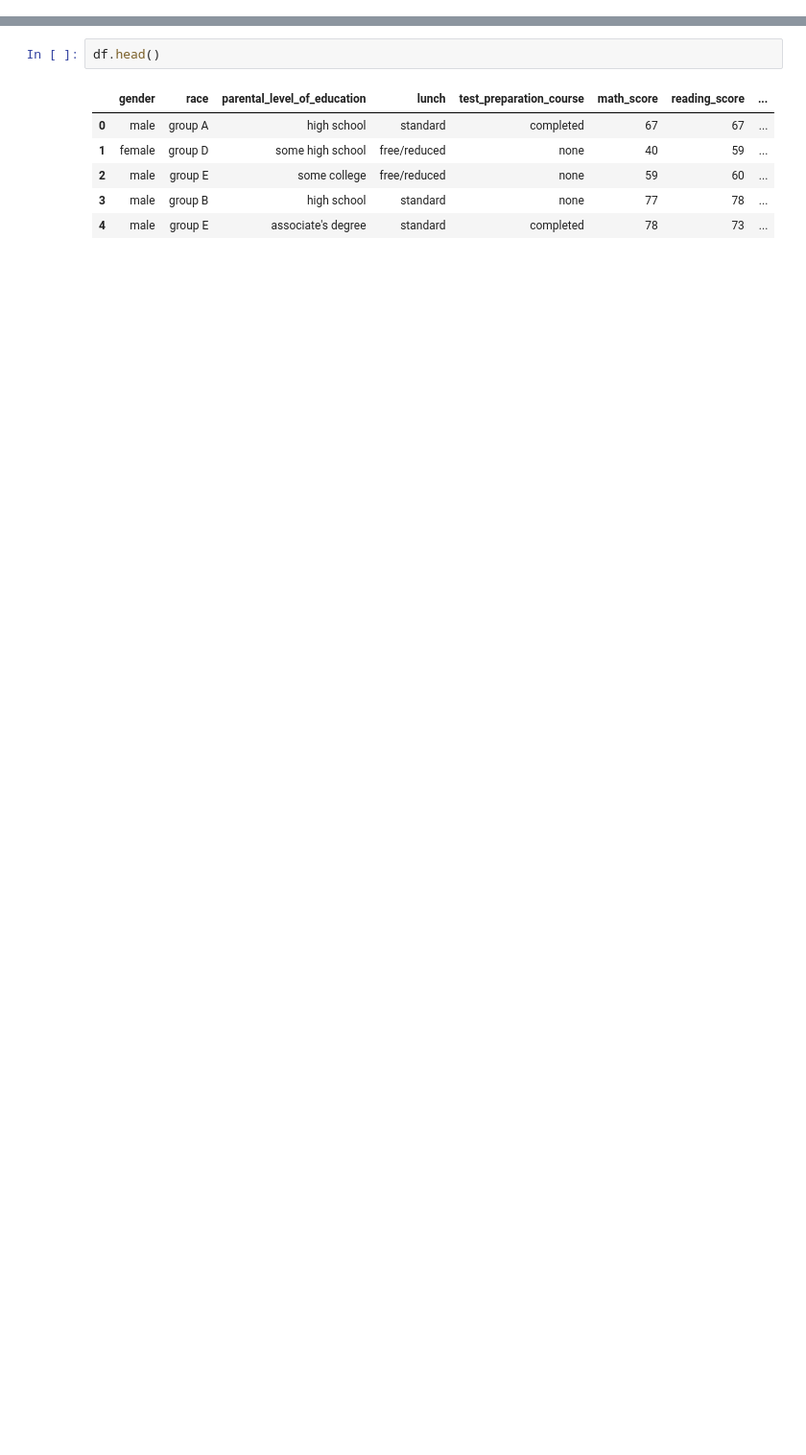
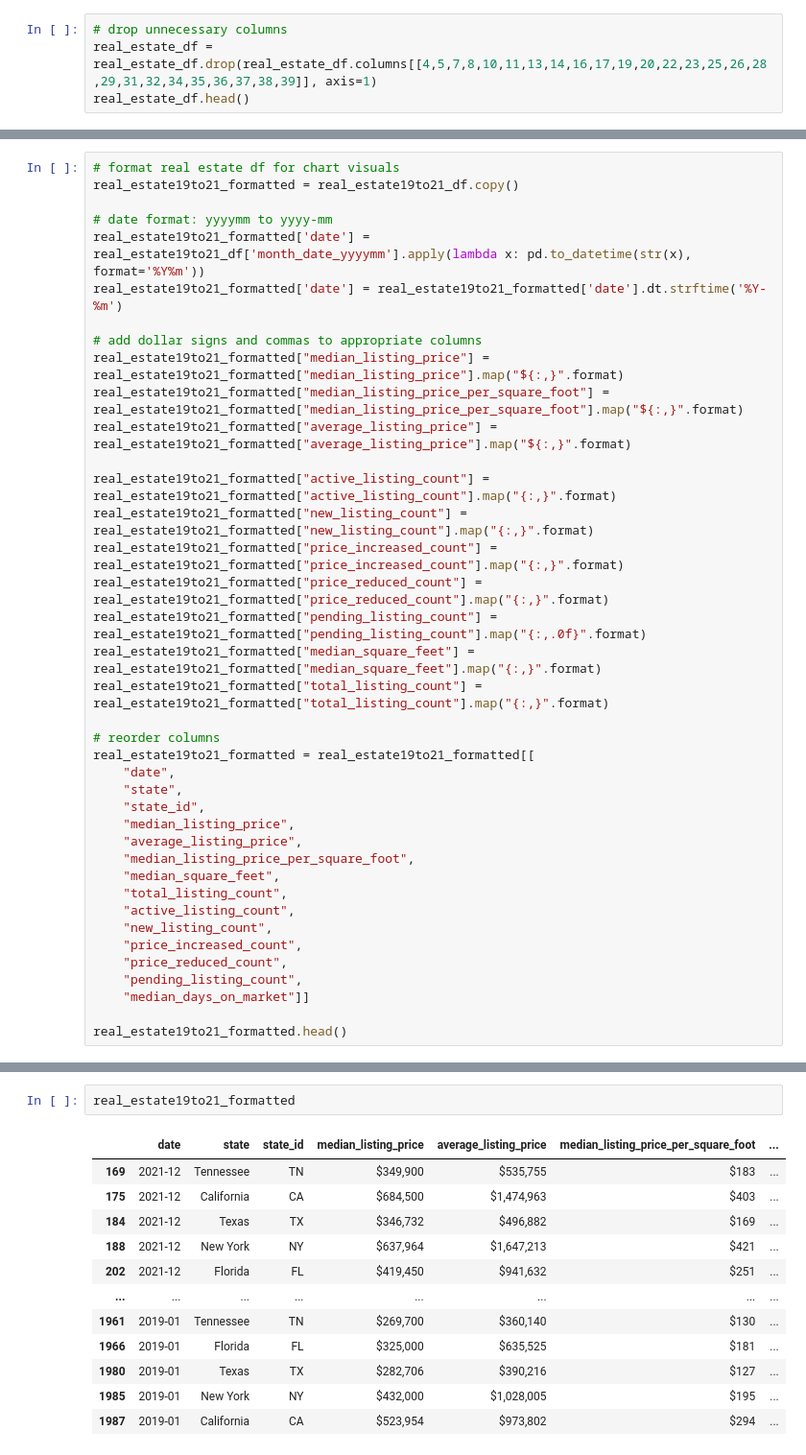
Before and after one commit to saradandrew/final_project, a Jupyter notebook: MockUp.ipynb, the cells around one changed output, grey strips where cells are left out. Shown: that part at 96% size. Drawn from its saved outputs; the diff is of its cells as text; blank space fills up the shorter version.

```diff
--- a/MockUp.ipynb
+++ b/MockUp.ipynb
@@ -12,0 +244,4 @@ df=pd.read_csv('exams.csv')
+# %%
+# drop unnecessary columns
+real_estate_df = real_estate_df.drop(real_estate_df.columns[[4,5,7,8,10,11,13,14,16,17,19,20,22,23,25,26,28,29,31,32,34,35,36,37,38,39]], axis=1)
+real_estate_df.head()
@@ -12,0 +392,39 @@ df=pd.read_csv('exams.csv')
+# %%
+# format real estate df for chart visuals
+real_estate19to21_formatted = real_estate19to21_df.copy()
+
+# date format: yyyymm to yyyy-mm
+real_estate19to21_formatted['date'] = real_estate19to21_df['month_date_yyyymm'].apply(lambda x: pd.to_datetime(str(x), format='%Y%m'))
+real_estate19to21_formatted['date'] = real_estate19to21_formatted['date'].dt.strftime('%Y-%m')
+
+# add dollar signs and commas to appropriate columns
+real_estate19to21_formatted["median_listing_price"] = real_estate19to21_formatted["median_listing_price"].map("${:,}".format)
+real_estate19to21_formatted["median_listing_price_per_square_foot"] = real_estate19to21_formatted["median_listing_price_per_square_foot"].map("${:,}".format)
+real_estate19to21_formatted["average_listing_price"] = real_estate19to21_formatted["average_listing_price"].map("${:,}".format)
+
+real_estate19to21_formatted["active_listing_count"] = real_estate19to21_formatted["active_listing_count"].map("{:,}".format)
+real_estate19to21_formatted["new_listing_count"] = real_estate19to21_formatted["new_listing_count"].map("{:,}".format)
+real_estate19to21_formatted["price_increased_count"] = real_estate19to21_formatted["price_increased_count"].map("{:,}".format)
+real_estate19to21_formatted["price_reduced_count"] = real_estate19to21_formatted["price_reduced_count"].map("{:,}".format)
+real_estate19to21_formatted["pending_listing_count"] = real_estate19to21_formatted["pending_listing_count"].map("{:,.0f}".format)
+real_estate19to21_formatted["median_square_feet"] = real_estate19to21_formatted["median_square_feet"].map("{:,}".format)
+real_estate19to21_formatted["total_listing_count"] = real_estate19to21_formatted["total_listing_count"].map("{:,}".format)
+
+# reorder columns
+real_estate19to21_formatted = real_estate19to21_formatted[[
+    "date",
+    "state",
+    "state_id",
+    "median_listing_price",
+    "average_listing_price",
+    "median_listing_price_per_square_foot",
+    "median_square_feet",
+    "total_listing_count",
+    "active_listing_count",
+    "new_listing_count",
+    "price_increased_count",
+    "price_reduced_count",
+    "pending_listing_count",
+    "median_days_on_market"]]
+
+real_estate19to21_formatted.head()
@@ -13,9 +579,15 @@ df=pd.read_csv('exams.csv')
 # %%
-df.head()
+real_estate19to21_formatted
 # %% [output]
-|  | gender | race | parental_level_of_education | lunch | test_preparation_course | math_score | reading_score | ... |
-| 0 | male | group A | high school | standard | completed | 67 | 67 | ... |
-| 1 | female | group D | some high school | free/reduced | none | 40 | 59 | ... |
-| 2 | male | group E | some college | free/reduced | none | 59 | 60 | ... |
-| 3 | male | group B | high school | standard | none | 77 | 78 | ... |
-| 4 | male | group E | associate's degree | standard | completed | 78 | 73 | ... |
+|  | date | state | state_id | median_listing_price | average_listing_price | median_listing_price_per_square_foot | ... |
+| 169 | 2021-12 | Tennessee | TN | $349,900 | $535,755 | $183 | ... |
+| 175 | 2021-12 | California | CA | $684,500 | $1,474,963 | $403 | ... |
+| 184 | 2021-12 | Texas | TX | $346,732 | $496,882 | $169 | ... |
+| 188 | 2021-12 | New York | NY | $637,964 | $1,647,213 | $421 | ... |
+| 202 | 2021-12 | Florida | FL | $419,450 | $941,632 | $251 | ... |
+| ... | ... | ... | ... | ... | ... | ... | ... |
+| 1961 | 2019-01 | Tennessee | TN | $269,700 | $360,140 | $130 | ... |
+| 1966 | 2019-01 | Florida | FL | $325,000 | $635,525 | $181 | ... |
+| 1980 | 2019-01 | Texas | TX | $282,706 | $390,216 | $127 | ... |
+| 1985 | 2019-01 | New York | NY | $432,000 | $1,028,005 | $195 | ... |
+| 1987 | 2019-01 | California | CA | $523,954 | $973,802 | $294 | ... |
```
Also changed, not shown: parts of 54 cells of this notebook, 3 other files.
